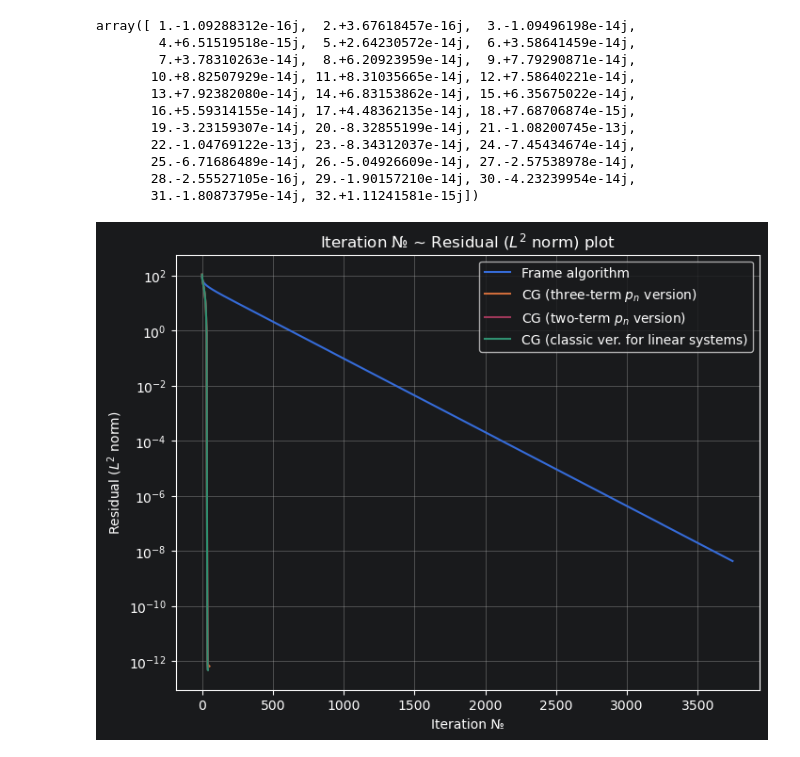
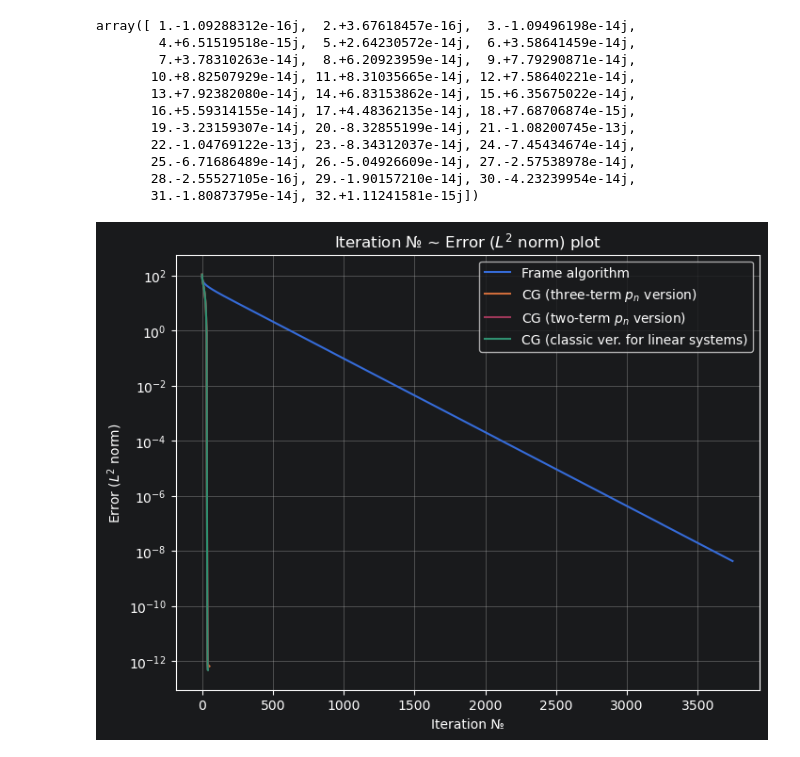
Before and after one commit to michael15346/frames, a Jupyter notebook: frames.ipynb, the cells around one changed output. Drawn from its saved outputs; the diff is of its cells as text; code cells hidden in the pictures.

Commit message:
fix: rename residual to error

```diff
--- a/frames.ipynb
+++ b/frames.ipynb
@@ -58,15 +58,15 @@ array([ 2.05036512-1.18636257e+00j, -7.33464896-5.09242198e+00j,
 # %%
-residual = np.inf
+err = np.inf
 fn = np.zeros_like(v, dtype=np.complex128)
 c = T.conjugate().T @ v
 n = 1
 Sf = T @ c
-residuals = []
-while np.abs(residual) > 1e-8:
+errors_frame_alg = []
+while np.abs(err) > 1e-8:
     fn += 2 / (A + B) * (Sf - S @ fn)
-    residual = np.power((B - A) / (B + A), n) * np.linalg.norm(fn)
-    true_residual = np.linalg.norm(fn - v)
-    residuals.append(true_residual)
+    err = np.power((B - A) / (B + A), n) * np.linalg.norm(fn)
+    true_err = np.linalg.norm(fn - v)
+    errors_frame_alg.append(true_err)
     n += 1
 # %%
 print("Reconstructed v:")
@@ -147,7 +151,7 @@ p = r.copy()
 Sp = S @ p
 x = np.zeros_like(p)
 errors_cg_two = []
-num_iter = 300
+num_iter = 3600
 
 for it in range(num_iter):
     norm = np.linalg.norm(x - v)
@@ -185,7 +191,7 @@ r = T @ c
 p = r.copy()
 x = np.zeros_like(v, dtype=np.complex128)
 errors_cg_classic = []
-num_iter = 6800
+num_iter = 3600
 
 for it in range(num_iter):
     norm = np.linalg.norm(x - v)
@@ -227,17 +233,17 @@ array([ 1.-1.09288312e-16j,  2.+3.67618457e-16j,  3.-1.09496198e-14j,
 # %%
 plt.figure(figsize=(8,6))
 plt.xlabel("Iteration №")
-plt.ylabel("Residual ($L^2$ norm)")
+plt.ylabel("Error ($L^2$ norm)")
 plt.grid(True)
-plt.semilogy(residuals, label='Frame algorithm')
+plt.semilogy(errors_frame_alg, label='Frame algorithm')
 plt.semilogy(errors_cg, label='CG (three-term $p_n$ version)')
 plt.semilogy(errors_cg_two, label='CG (two-term $p_n$ version)')
 plt.semilogy(errors_cg_classic, label='CG (classic ver. for linear systems)')
-plt.title("Iteration № ~ Residual ($L^2$ norm) plot")
+plt.title("Iteration № ~ Error ($L^2$ norm) plot")
 plt.legend()
 plt.show()
 # %% [output]
-[figure, old version]
+[figure, new version]
 # %%
 plt.figure(figsize=(8,6))
 plt.xlabel("Iteration №")
```
Also changed, not shown: parts of 8 cells of this notebook.
